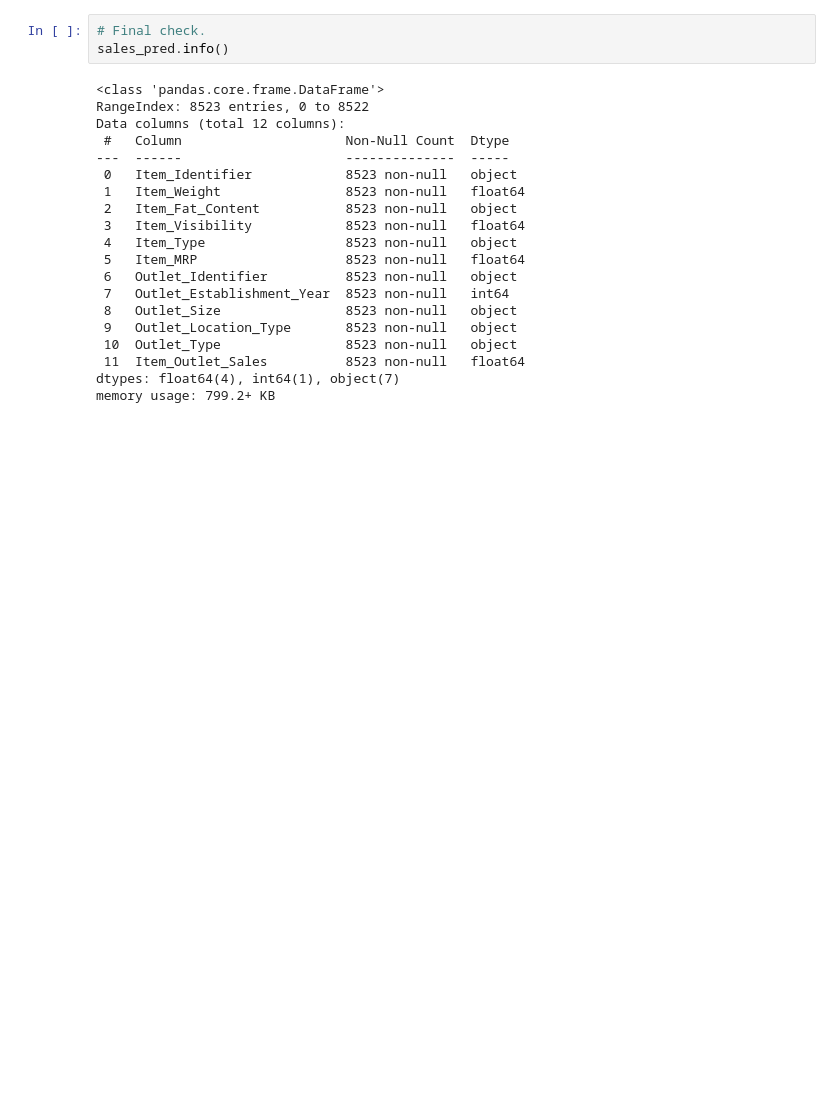
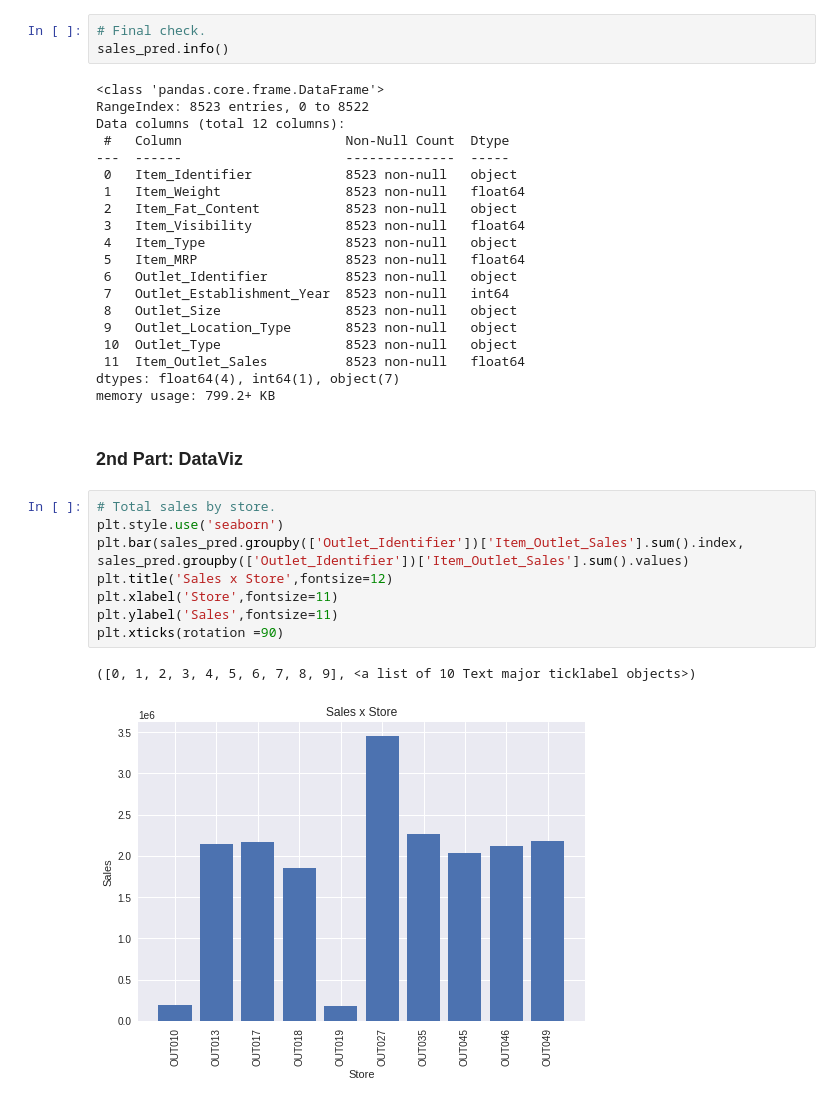
Before and after one commit to Eriqr/sales-predictions, a Jupyter notebook: sales_predictions.ipynb, the cells around one changed output. Cells and saved outputs as stored; diff of their text form; blank space fills up the shorter version.

```diff
--- a/sales_predictions.ipynb
+++ b/sales_predictions.ipynb
@@ -95,3 +95,16 @@ Data columns (total 12 columns):
  11  Item_Outlet_Sales          8523 non-null   float64
 dtypes: float64(4), int64(1), object(7)
 memory usage: 799.2+ KB
+# %% [markdown]
+### **2nd Part: DataViz**
+# %%
+# Total sales by store.
+plt.style.use('seaborn')
+plt.bar(sales_pred.groupby(['Outlet_Identifier'])['Item_Outlet_Sales'].sum().index, sales_pred.groupby(['Outlet_Identifier'])['Item_Outlet_Sales'].sum().values)
+plt.title('Sales x Store',fontsize=12)
+plt.xlabel('Store',fontsize=11)
+plt.ylabel('Sales',fontsize=11)
+plt.xticks(rotation =90)
+# %% [output]
+([0, 1, 2, 3, 4, 5, 6, 7, 8, 9], <a list of 10 Text major ticklabel objects>)
+[figure, added]
```
Also changed, not shown: parts of 1 cell of this notebook.
